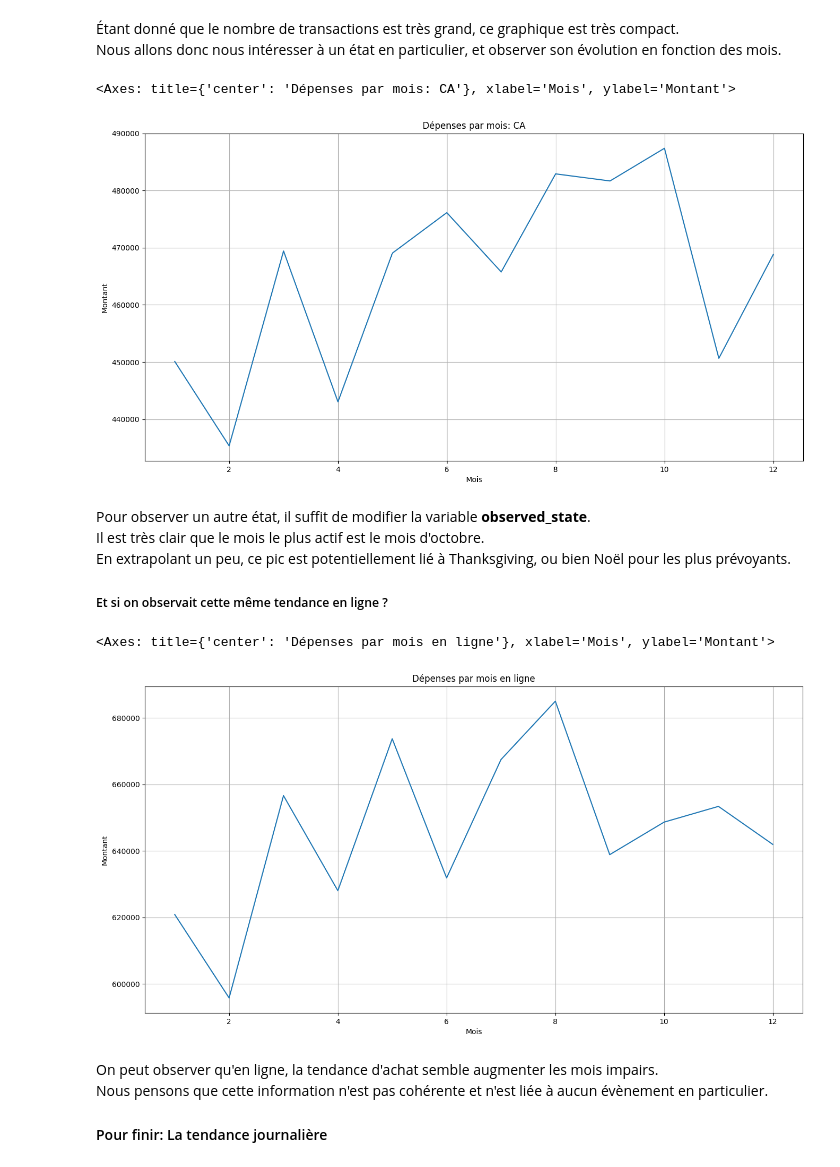
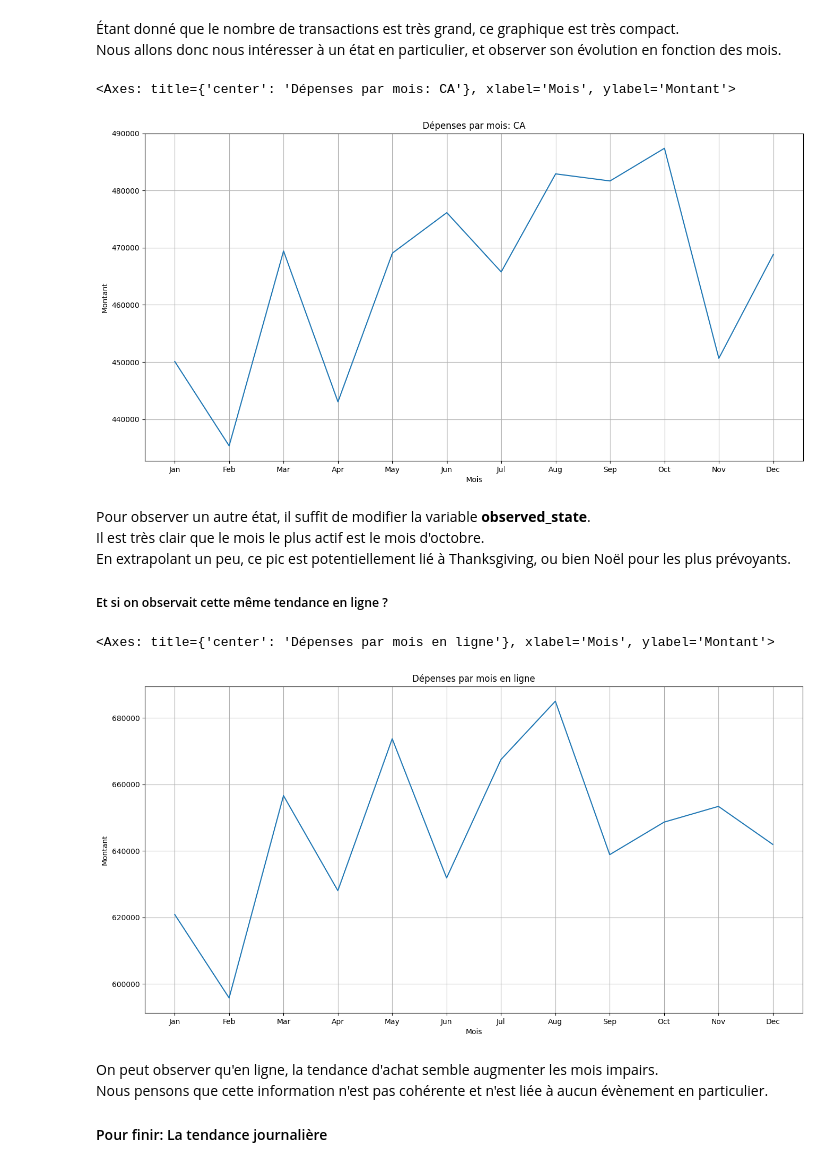
Before and after one commit to etu47734/Projet-Data-Analytics, a Jupyter notebook: init.ipynb, the cells around one changed output. Saved outputs shown, nothing was run; the diff lists cells and outputs as text; code cells hidden in the pictures.

Commit message:
Updated graphics and added some justifications

```diff
--- a/init.ipynb
+++ b/init.ipynb
@@ -360,19 +367,19 @@ Nous allons donc nous intéresser à un état en particulier, et observer son é
 # %%
 
 plt.figure(figsize=(16,8))
 
 observed_state = "CA"
 plt.title("Dépenses par mois: " + observed_state)
 plt.xlabel("Mois")
 plt.ylabel("Montant")
 plt.grid(True)
 
 amount_by_state_per_month = transactions.groupby(['merchant_state', 'month']).amount.sum()
 
-sns.lineplot(data=amount_by_state_per_month[observed_state])
+sns.lineplot(x=months, y=amount_by_state_per_month[observed_state])
 # %% [output]
 <Axes: title={'center': 'Dépenses par mois: CA'}, xlabel='Mois', ylabel='Montant'>
-[figure, old version]
+[figure, new version]
 # %% [markdown]
 Pour observer un autre état, il suffit de modifier la variable **observed_state**.
 Il est très clair que le mois le plus actif est le mois d'octobre.
@@ -381,6 +388,7 @@ En extrapolant un peu, ce pic est potentiellement lié à Thanksgiving, ou bien
 ##### Et si on observait cette même tendance en ligne ?
 # %%
 amount_by_state_per_month = transactions.groupby(['merchant_state', 'month']).amount.sum()
+
 
 plt.figure(figsize=(16,8))
 plt.title("Dépenses par mois en ligne")
@@ -388,10 +396,10 @@ plt.xlabel("Mois")
 plt.ylabel("Montant")
 plt.grid(True)
 
-sns.lineplot(data=amount_by_state_per_month["Online"])
+sns.lineplot(x=months, y=amount_by_state_per_month["Online"])
 # %% [output]
 <Axes: title={'center': 'Dépenses par mois en ligne'}, xlabel='Mois', ylabel='Montant'>
-[figure, old version]
+[figure, new version]
 # %% [markdown]
 On peut observer qu'en ligne, la tendance d'achat semble augmenter les mois impairs.
 Nous pensons que cette information n'est pas cohérente et n'est liée à aucun évènement en particulier.
```
Also changed, not shown: parts of 11 cells of this notebook.
